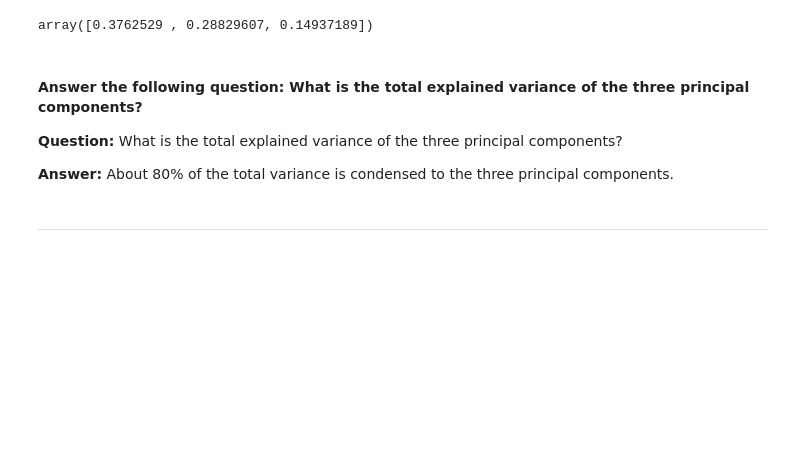
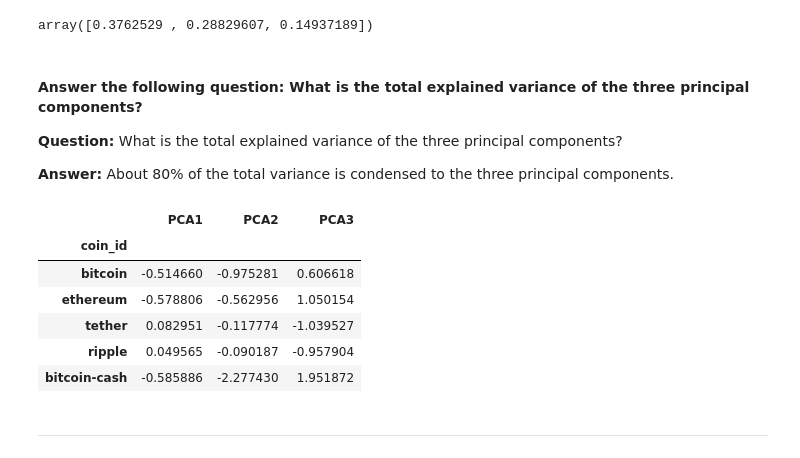
Before and after one commit to juil/cryptocluster, a Jupyter notebook: crypto_investments.ipynb, the cells around one changed output. Cells and saved outputs as stored; diff of their text form; code cells hidden in the pictures; blank space fills up the shorter version.

```diff
--- a/crypto_investments.ipynb
+++ b/crypto_investments.ipynb
@@ -300,18 +300,29 @@ array([0.3762529 , 0.28829607, 0.14937189])
 # %%
 # Create a new DataFrame with the PCA data.
 # Note: The code for this step is provided for you
 
 # Creating a DataFrame with the PCA data
-# YOUR CODE HERE!
+df_crypto_pca = pd.DataFrame(
+    crypto_pca,
+    columns=['PCA1', 'PCA2', 'PCA3']
+)
 
 # Copy the crypto names from the original data
-# YOUR CODE HERE!
+df_crypto_pca['coin_id'] = df_market_data.index
 
 # Set the coinid column as index
-# YOUR CODE HERE!
+df_crypto_pca = df_crypto_pca.set_index('coin_id')
 
 # Display sample data
-# YOUR CODE HERE!
+df_crypto_pca.head()
+# %% [output]
+|  | PCA1 | PCA2 | PCA3 |
+| coin_id |  |  |  |
+| bitcoin | -0.514660 | -0.975281 | 0.606618 |
+| ethereum | -0.578806 | -0.562956 | 1.050154 |
+| tether | 0.082951 | -0.117774 | -1.039527 |
+| ripple | 0.049565 | -0.090187 | -0.957904 |
+| bitcoin-cash | -0.585886 | -2.277430 | 1.951872 |
 # %% [markdown]
 ---
 # %% [markdown]
```
Also changed, not shown: parts of 6 cells of this notebook.
